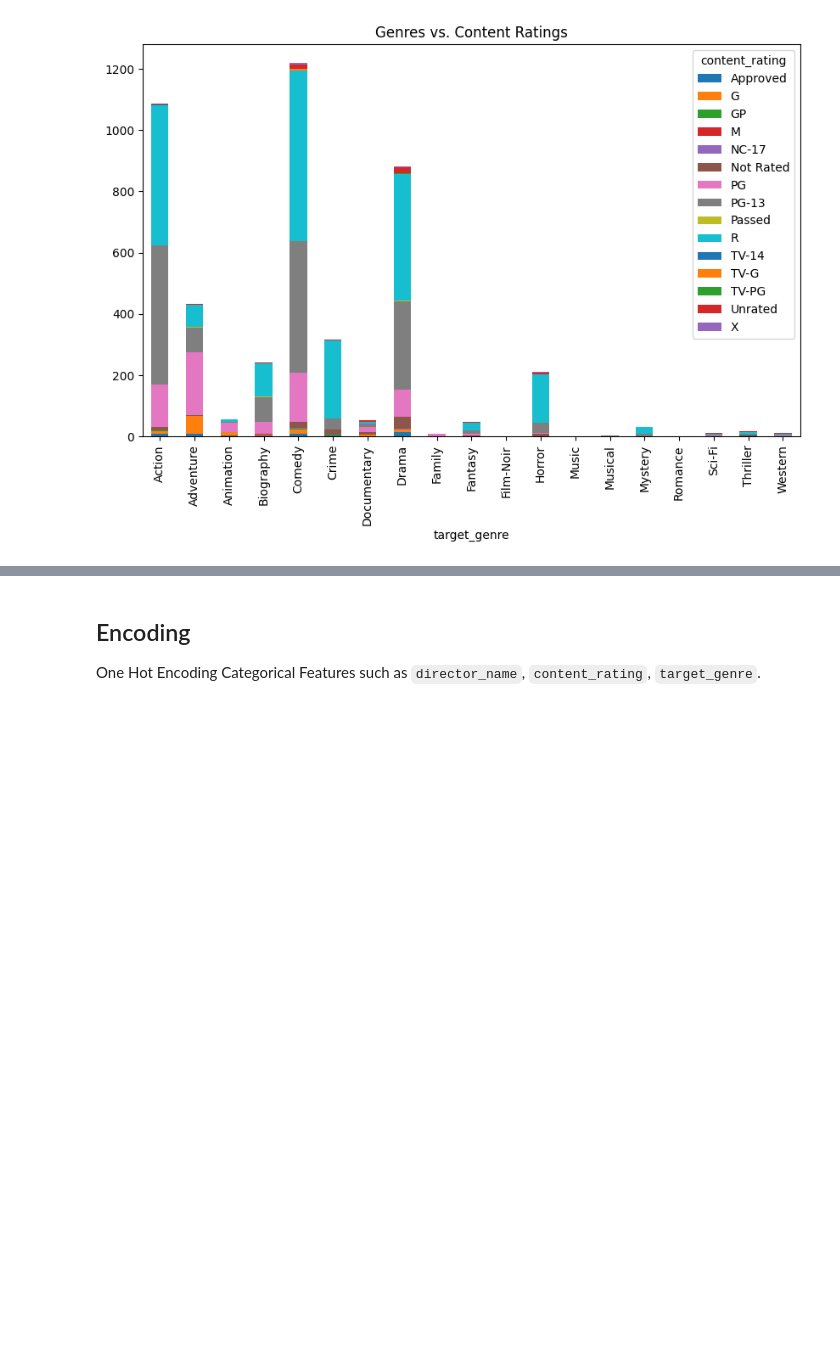
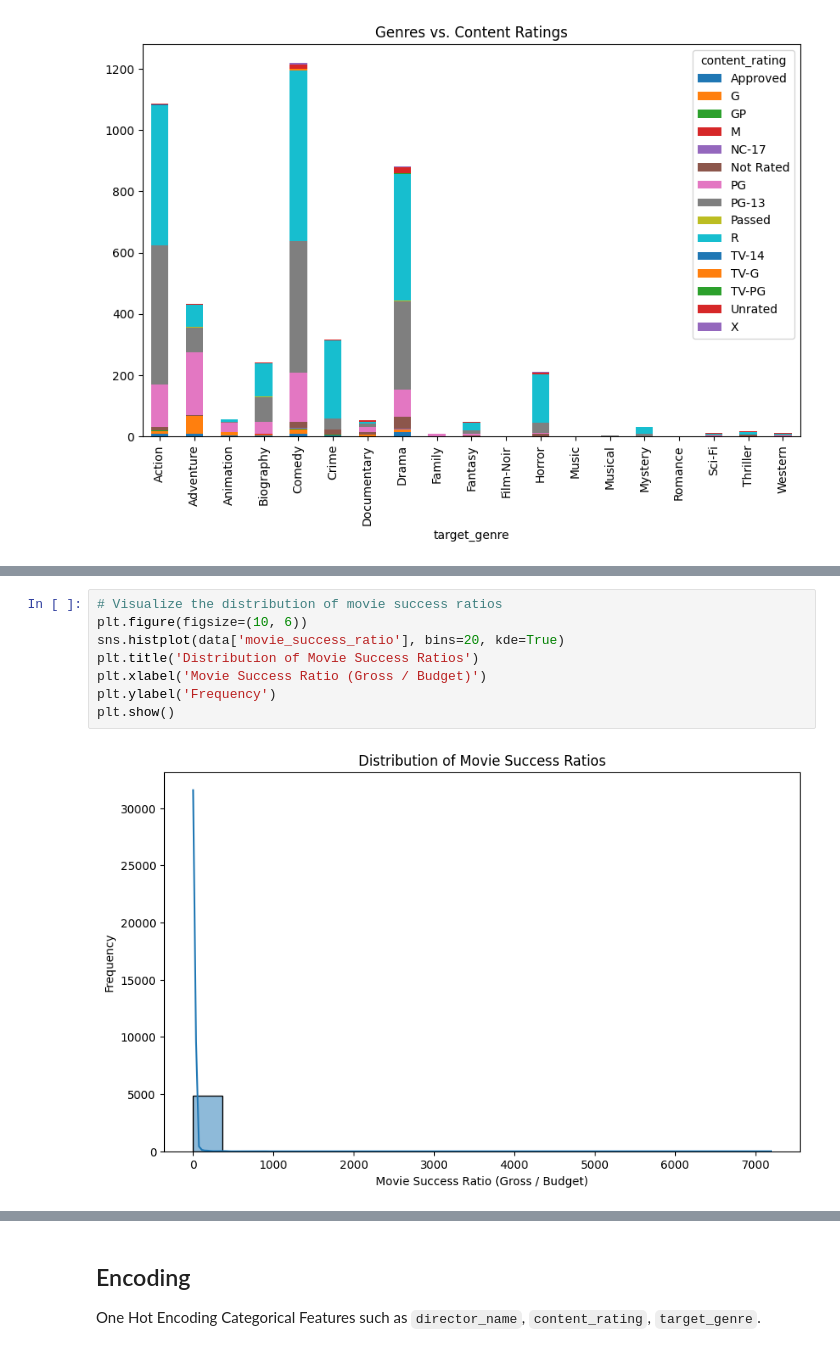
Before and after one commit to emharsha1812/CDS-Challenge, a Jupyter notebook: CodeSubmission.ipynb, the cells around one changed output, grey strips where cells are left out. Saved outputs shown, nothing was run; the diff lists cells and outputs as text; blank space fills up the shorter version.

```diff
--- a/CodeSubmission.ipynb
+++ b/CodeSubmission.ipynb
@@ -232,0 +233,10 @@ Index(['director_name', 'num_critic_for_reviews', 'duration',
+# %%
+# Visualize the distribution of movie success ratios
+plt.figure(figsize=(10, 6))
+sns.histplot(data['movie_success_ratio'], bins=20, kde=True)
+plt.title('Distribution of Movie Success Ratios')
+plt.xlabel('Movie Success Ratio (Gross / Budget)')
+plt.ylabel('Frequency')
+plt.show()
+# %% [output]
+[figure, added]
```
Also changed, not shown: parts of 14 cells of this notebook, 3 other files.
